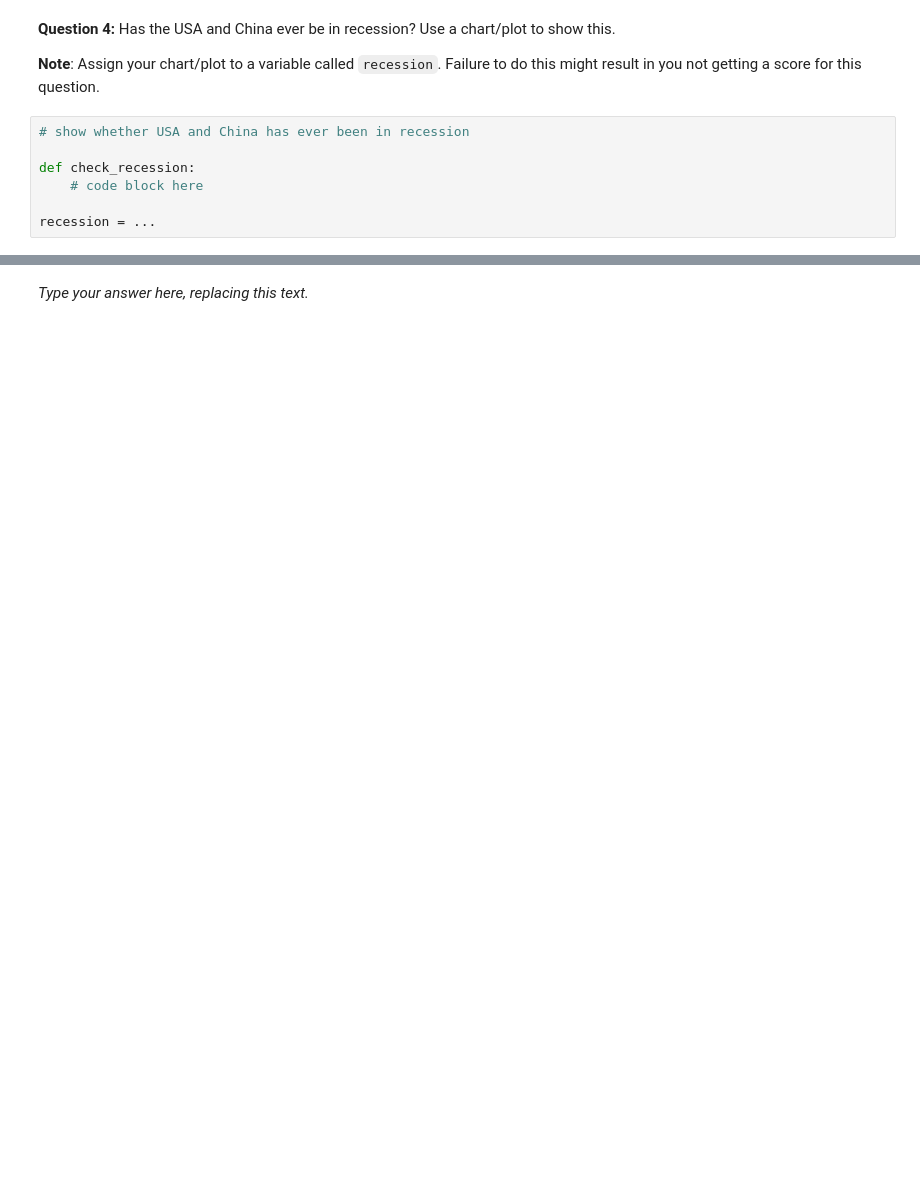
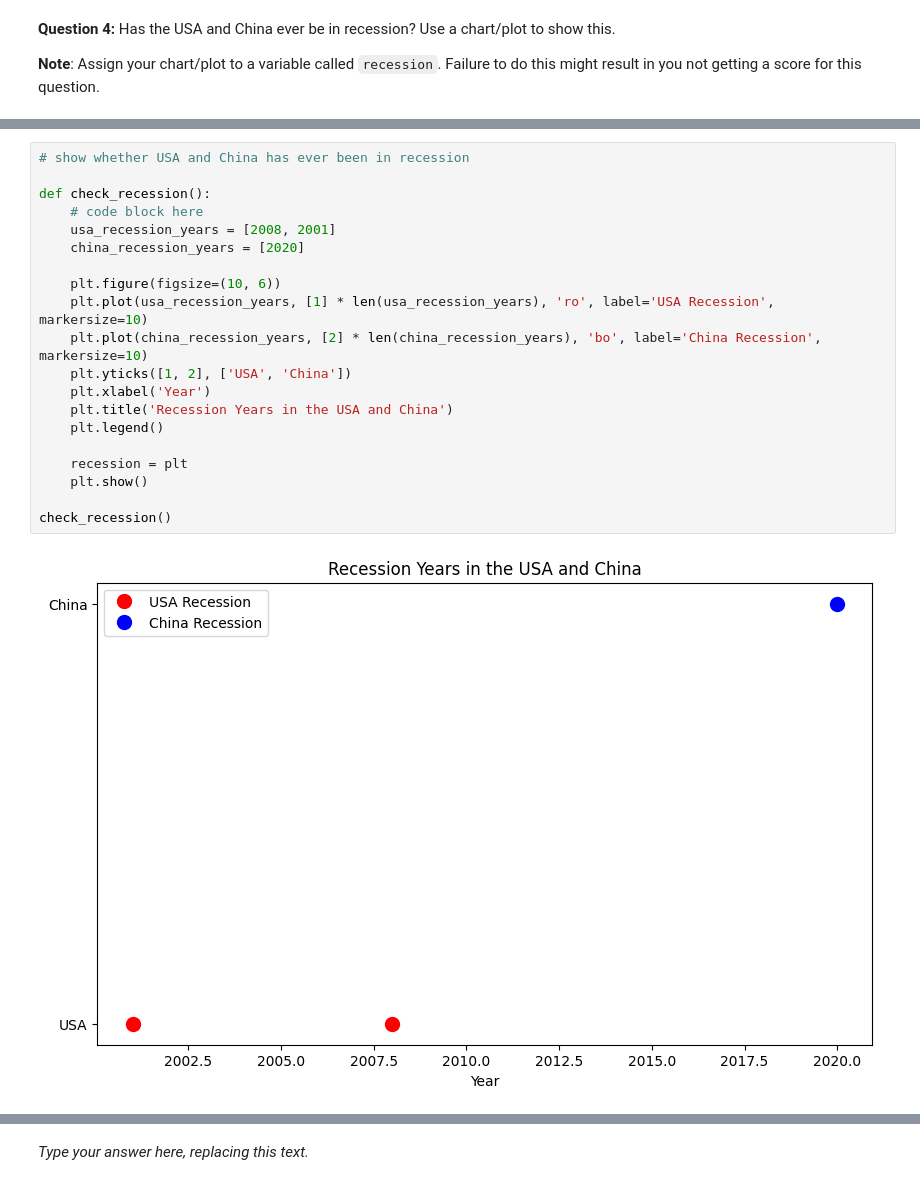
Before and after one commit to Muasya0254/world-gdp-exploration, a Jupyter notebook: world_gdp_exploration.ipynb, the cells around one changed output, grey strips where cells are left out. Drawn from its saved outputs; the diff is of its cells as text; blank space fills up the shorter version.

```diff
--- a/world_gdp_exploration.ipynb
+++ b/world_gdp_exploration.ipynb
@@ -43,10 +122,3 @@ one_trillion_gdp = ...
 **Question 4:** Has the USA and China ever be in recession? Use a chart/plot to show this.
 
 **Note**: Assign your chart/plot to a variable called `recession`. Failure to do this might result in you not getting a score for this question.
-# %%
-# show whether USA and China has ever been in recession
-
-def check_recession:
-    # code block here
-
-recession = ...
@@ -56,0 +125,22 @@ recession = ...
+# %%
+# show whether USA and China has ever been in recession
+
+def check_recession():
+    # code block here
+    usa_recession_years = [2008, 2001]
+    china_recession_years = [2020]
+
+    plt.figure(figsize=(10, 6))
+    plt.plot(usa_recession_years, [1] * len(usa_recession_years), 'ro', label='USA Recession', markersize=10)
+    plt.plot(china_recession_years, [2] * len(china_recession_years), 'bo', label='China Recession', markersize=10)
+    plt.yticks([1, 2], ['USA', 'China'])
+    plt.xlabel('Year')
+    plt.title('Recession Years in the USA and China')
+    plt.legend()
+
+    recession = plt
+    plt.show()
+
+check_recession()
+# %% [output]
+[figure, added]
```
Also changed, not shown: parts of 10 cells of this notebook, 2 other files.
